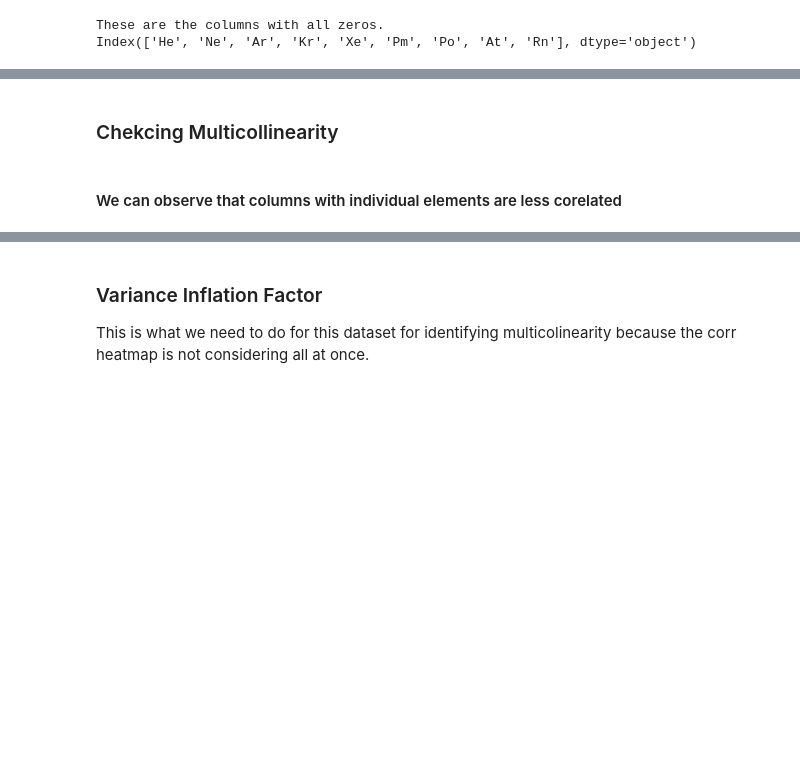
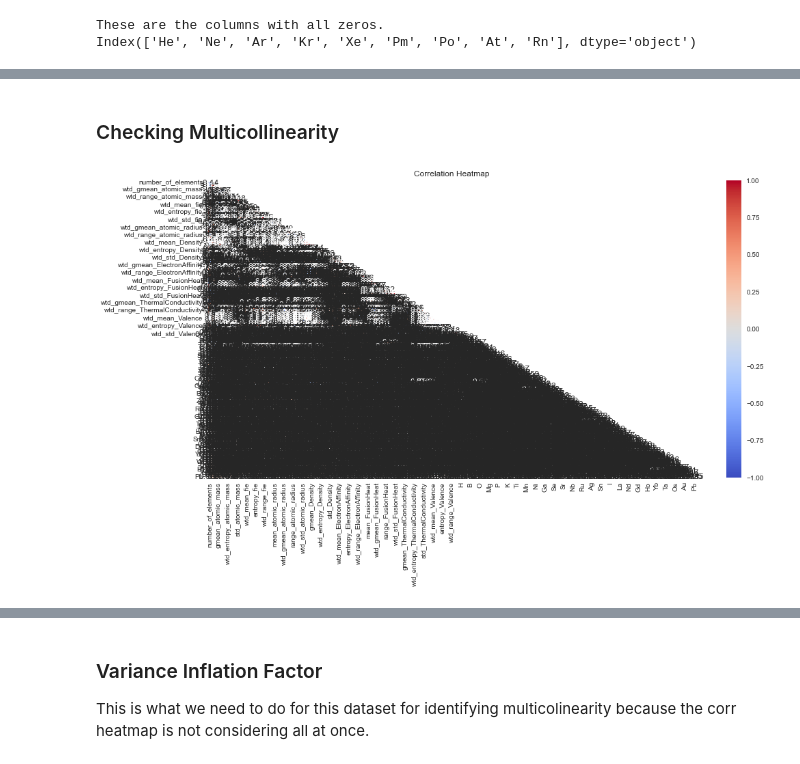
Before and after one commit to rajeshsk/QTW, a Jupyter notebook: CaseStudy1/final report/CaseStudy1 - Linear Regression.ipynb, the cells around one changed output, grey strips where cells are left out. Saved outputs shown, nothing was run; the diff lists cells and outputs as text; code cells hidden in the pictures; blank space fills up the shorter version.

```diff
--- a/CaseStudy1/final report/CaseStudy1 - Linear Regression.ipynb
+++ b/CaseStudy1/final report/CaseStudy1 - Linear Regression.ipynb
@@ -374,6 +335,8 @@ print("\033[1;37;40m Categerocial ", "\033[1;30;41m Numeric ", "\033[1;30;47m Na
  Categerocial   Numeric   NaN
 # %% [markdown]
-### Chekcing Multicollinearity
+### Checking Multicollinearity
 # %%
-#num_var_one = X.iloc[:,0:20]
-#corr_heatmap(num_var_one)
+num_var_one = X.iloc[:,0:157]
+corr_heatmap(num_var_one)
+# %% [output]
+[figure, added]
@@ -392,2 +342,0 @@ print("\033[1;37;40m Categerocial ", "\033[1;30;41m Numeric ", "\033[1;30;47m Na
-# %% [markdown]
-#### We can observe that columns with individual elements are less corelated
```
Also changed, not shown: parts of 28 cells of this notebook.
